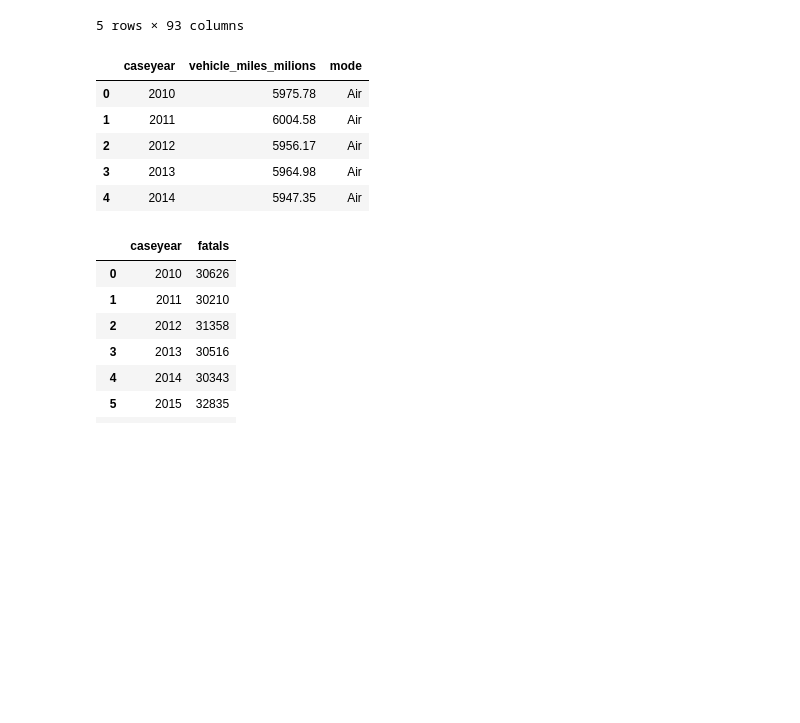
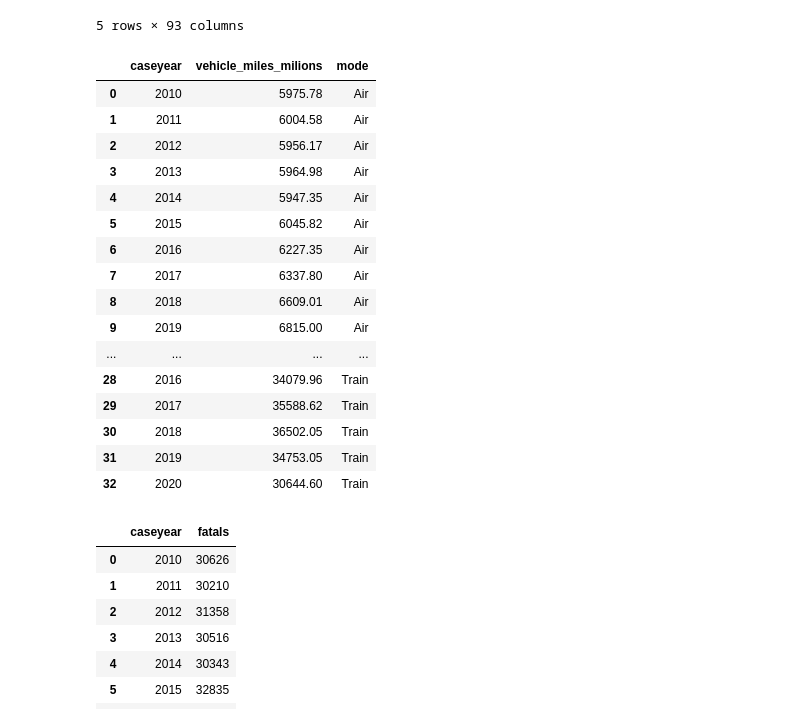
Before and after one commit to MZt92-ui/Project-1-Group-3, a Jupyter notebook: car_crash/data_analyse.ipynb, the cells around one changed output. Cells and saved outputs as stored; diff of their text form; code cells hidden in the pictures; blank space fills up the shorter version.

```diff
--- a/car_crash/data_analyse.ipynb
+++ b/car_crash/data_analyse.ipynb
@@ -40,11 +41,22 @@ fatality.head()
 | 4 | 2010 | 1 | 10005 | Alabama | 2 | 2 | NaN | 0 | NaN | NaN | ... |
 5 rows × 93 columns
 # %%
-vehicle_miles.head()
+vehicle_miles
 # %% [output]
 |  | caseyear | vehicle_miles_milions | mode |
 | 0 | 2010 | 5975.78 | Air |
 | 1 | 2011 | 6004.58 | Air |
 | 2 | 2012 | 5956.17 | Air |
 | 3 | 2013 | 5964.98 | Air |
 | 4 | 2014 | 5947.35 | Air |
+| 5 | 2015 | 6045.82 | Air |
+| 6 | 2016 | 6227.35 | Air |
+| 7 | 2017 | 6337.80 | Air |
+| 8 | 2018 | 6609.01 | Air |
+| 9 | 2019 | 6815.00 | Air |
+| ... | ... | ... | ... |
+| 28 | 2016 | 34079.96 | Train |
+| 29 | 2017 | 35588.62 | Train |
+| 30 | 2018 | 36502.05 | Train |
+| 31 | 2019 | 34753.05 | Train |
+| 32 | 2020 | 30644.60 | Train |
```
Also changed, not shown: parts of 5 cells of this notebook, 2 other files.
